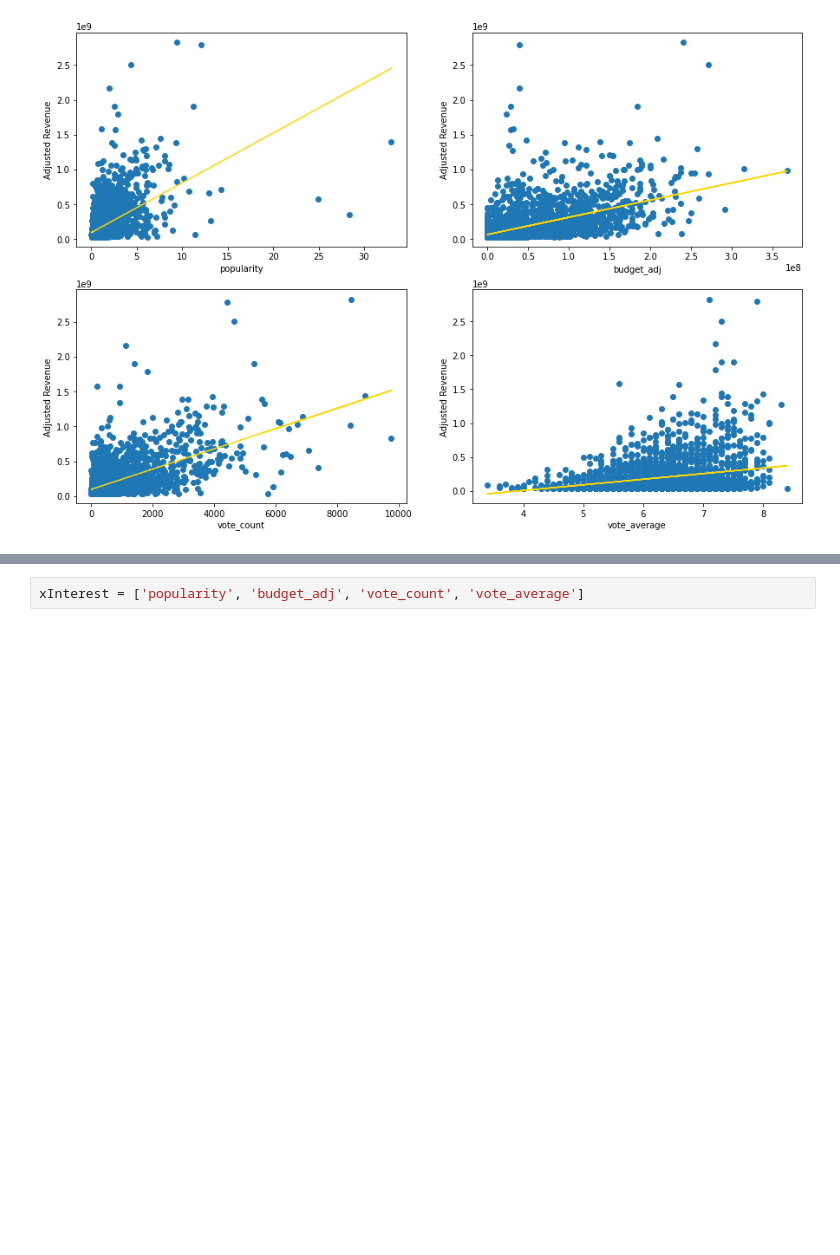
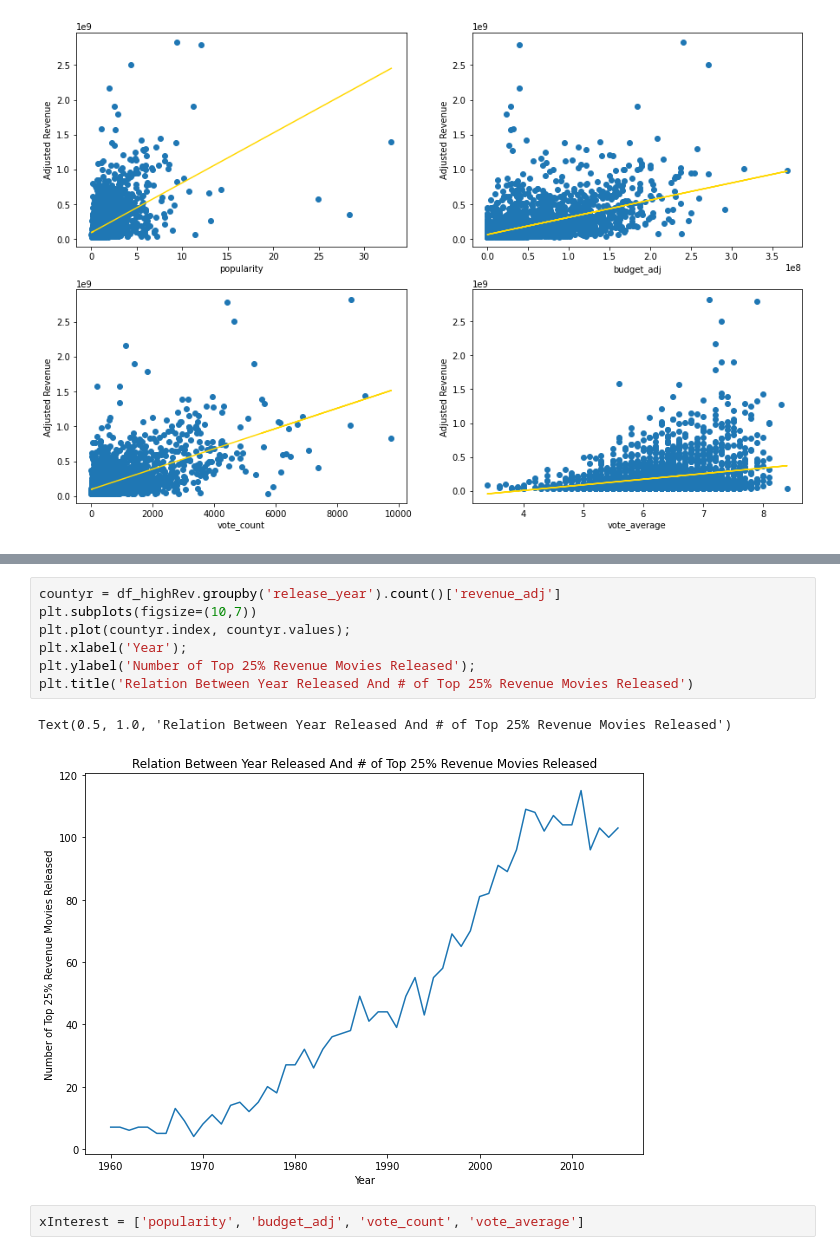
Before and after one commit to Noor-Nizar/FWD_DataAnalytics, a Jupyter notebook: proj.ipynb, the cells around one changed output, grey strips where cells are left out. Drawn from its saved outputs; the diff is of its cells as text; blank space fills up the shorter version.

```diff
--- a/proj.ipynb
+++ b/proj.ipynb
@@ -175,2 +177,12 @@ Index(['id', 'imdb_id', 'popularity', 'budget', 'revenue', 'original_title',
+# %%
+countyr = df_highRev.groupby('release_year').count()['revenue_adj']
+plt.subplots(figsize=(10,7))
+plt.plot(countyr.index, countyr.values);
+plt.xlabel('Year');
+plt.ylabel('Number of Top 25% Revenue Movies Released');
+plt.title('Relation Between Year Released And # of Top 25% Revenue Movies Released')
+# %% [output]
+Text(0.5, 1.0, 'Relation Between Year Released And # of Top 25% Revenue Movies Released')
+[figure, added]
 # %%
 xInterest = ['popularity', 'budget_adj', 'vote_count', 'vote_average']
```
Also changed, not shown: parts of 4 cells of this notebook.
